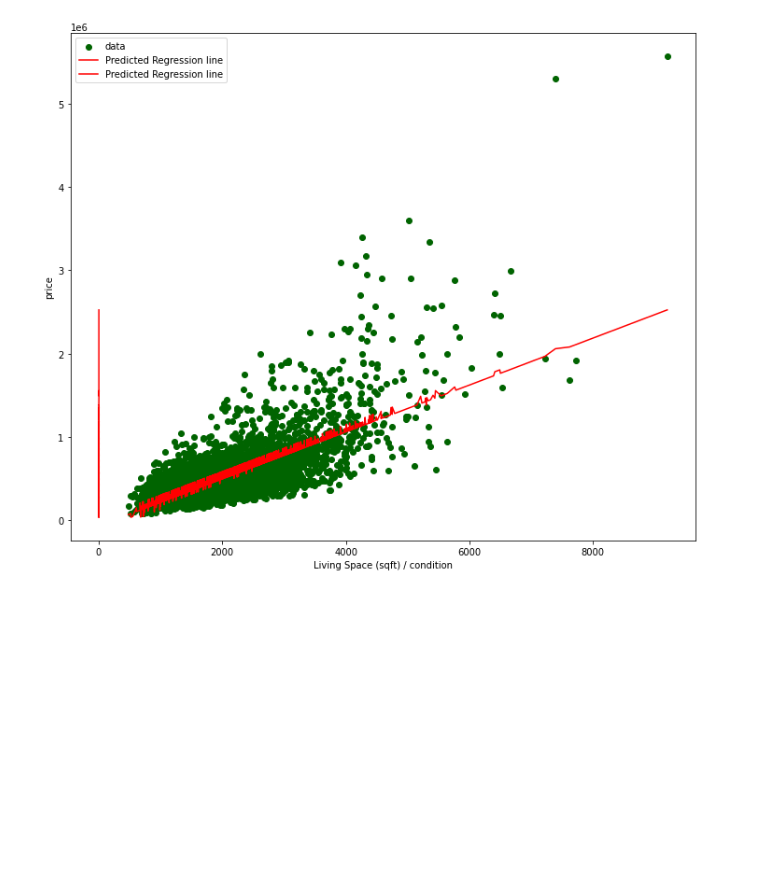
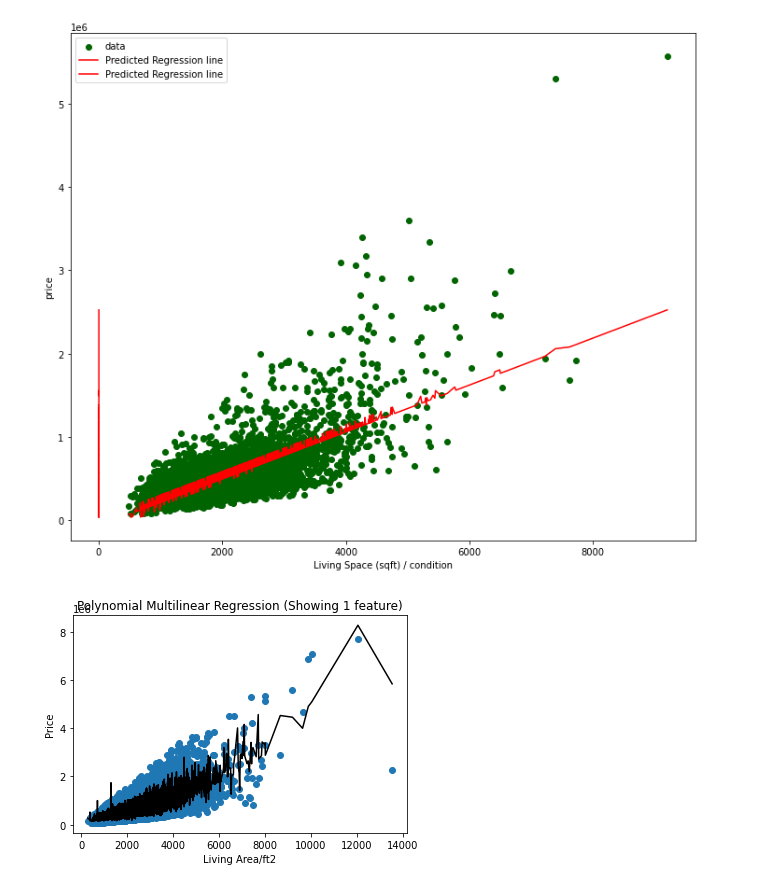
Before and after one commit to EgyJoe/GMC_ML_Reg_01, a Jupyter notebook: GMC_Regression_01.ipynb, the cells around one changed output. Saved outputs shown, nothing was run; the diff lists cells and outputs as text; code cells hidden in the pictures; blank space fills up the shorter version.

```diff
--- a/GMC_Regression_01.ipynb
+++ b/GMC_Regression_01.ipynb
@@ -179,3 +180,44 @@ plt.legend()
 linear model
 <matplotlib.legend.Legend at 0x...>
 [figure]
+# %%
+# Polynomial
+train_df, test_df = train_test_split(df, test_size=0.2, random_state=42)
+
+df.sort_values("sqft_living", inplace=True)
+train_df.sort_values("sqft_living", inplace=True)
+test_df.sort_values("sqft_living", inplace=True)
+
+x_linear_regression = df["sqft_living"].values.reshape(-1,1)
+x_linear_regression_training = train_df["sqft_living"].values.reshape(-1,1)
+x_linear_regression_testing = test_df["sqft_living"].values.reshape(-1,1)
+
+x_multilinear_regression = df[ ["sqft_living", "sqft_above", "grade"] ]
+x_multilinear_regression_training = train_df[ ["sqft_living", "sqft_above", "grade"] ].values
+x_multilinear_regression_testing = test_df[ ["sqft_living", "sqft_above", "grade"] ].values
+
+poly_multi_columns = [ "sqft_living", "sqft_above", "grade", "sqft_lot", "yr_built" ]
+poly = PolynomialFeatures(degree = 2)
+x_polynomial = df[ poly_multi_columns ]
+x_polynomial = poly.fit_transform(x_polynomial)
+x_polynomial_multi_training = train_df[ poly_multi_columns ].values
+x_polynomial_multi_testing = test_df[ poly_multi_columns ].values
+x_polynomial_multi_training = poly.fit_transform(x_polynomial_multi_training)
+x_polynomial_multi_testing = poly.fit_transform(x_polynomial_multi_testing)
+
+y = df["price"].values.reshape(-1, 1)
+y_training = train_df["price"].values.reshape(-1, 1)
+y_testing = test_df["price"].values.reshape(-1, 1)
+
+model_poly=LinearRegression()   #build polynomial multi regression model
+model_poly.fit(x_polynomial_multi_training,y_training)  #fitting the training data
+predicted_poly=model_poly.predict(x_polynomial_multi_testing) #testing our model’s performance
+
+plt.scatter(x_linear_regression, y)
+plt.title("Polynomial Multilinear Regression (Showing 1 feature)")
+plt.ylabel("Price")
+plt.xlabel("Living Area/ft2")
+plt.plot(x_linear_regression,model_poly.predict(x_polynomial),color="k")
+plt.show()
+# %% [output]
+[figure, added]
```
Also changed, not shown: parts of 1 cell of this notebook.
